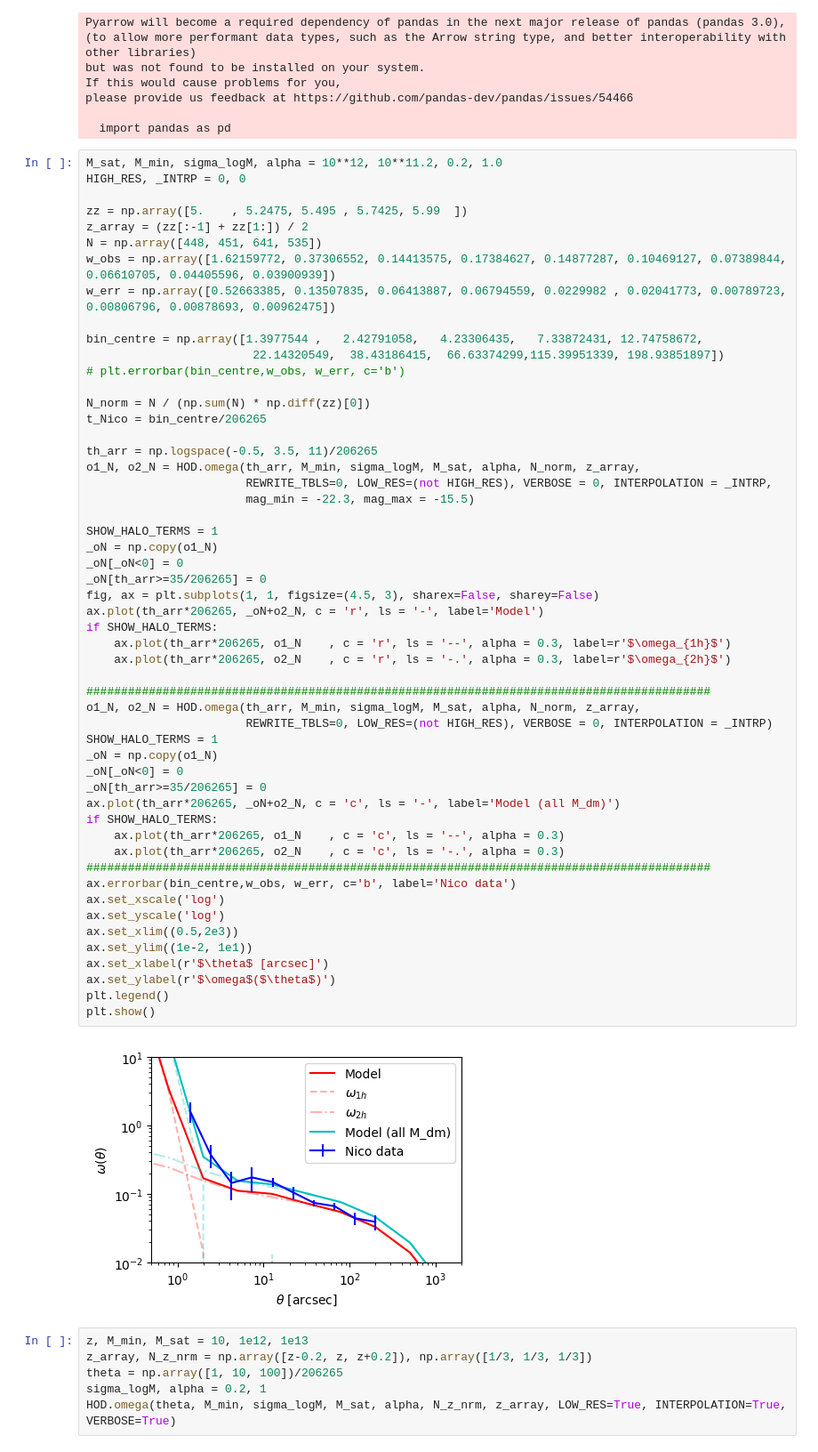
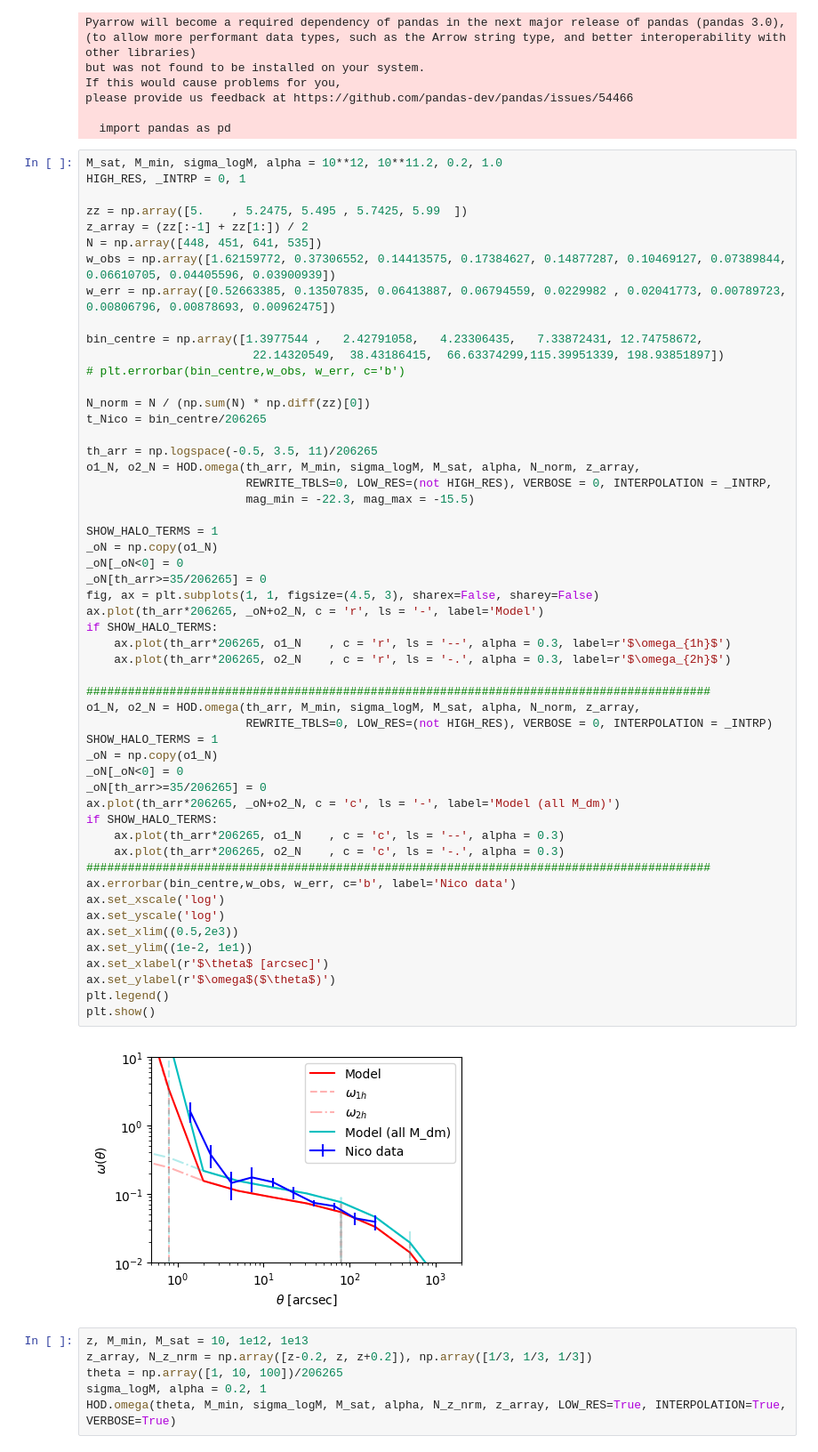
Before and after one commit to Ferr013/HOD, a Jupyter notebook: test_note.ipynb, the cells around one changed output. Shown at 89% size. Cells and saved outputs as stored; diff of their text form.

```diff
--- a/test_note.ipynb
+++ b/test_note.ipynb
@@ -22,7 +22,7 @@ please provide us feedback at https://github.com/pandas-dev/pandas/issues/54466
   import pandas as pd
 # %%
 M_sat, M_min, sigma_logM, alpha = 10**12, 10**11.2, 0.2, 1.0
-HIGH_RES, _INTRP = 0, 0
+HIGH_RES, _INTRP = 0, 1
 
 zz = np.array([5.    , 5.2475, 5.495 , 5.7425, 5.99  ])
 z_array = (zz[:-1] + zz[1:]) / 2
@@ -47,34 +47,34 @@ _oN = np.copy(o1_N)
 _oN[_oN<0] = 0
 _oN[th_arr>=35/206265] = 0
 fig, ax = plt.subplots(1, 1, figsize=(4.5, 3), sharex=False, sharey=False)
 ax.plot(th_arr*206265, _oN+o2_N, c = 'r', ls = '-', label='Model')
 if SHOW_HALO_TERMS:
     ax.plot(th_arr*206265, o1_N    , c = 'r', ls = '--', alpha = 0.3, label=r'$\omega_{1h}$')
     ax.plot(th_arr*206265, o2_N    , c = 'r', ls = '-.', alpha = 0.3, label=r'$\omega_{2h}$')
 
 ##########################################################################################
 o1_N, o2_N = HOD.omega(th_arr, M_min, sigma_logM, M_sat, alpha, N_norm, z_array,
                        REWRITE_TBLS=0, LOW_RES=(not HIGH_RES), VERBOSE = 0, INTERPOLATION = _INTRP)
 SHOW_HALO_TERMS = 1
 _oN = np.copy(o1_N)
 _oN[_oN<0] = 0
 _oN[th_arr>=35/206265] = 0
 ax.plot(th_arr*206265, _oN+o2_N, c = 'c', ls = '-', label='Model (all M_dm)')
 if SHOW_HALO_TERMS:
     ax.plot(th_arr*206265, o1_N    , c = 'c', ls = '--', alpha = 0.3)
     ax.plot(th_arr*206265, o2_N    , c = 'c', ls = '-.', alpha = 0.3)
 ##########################################################################################
 ax.errorbar(bin_centre,w_obs, w_err, c='b', label='Nico data')
 ax.set_xscale('log')
 ax.set_yscale('log')
 ax.set_xlim((0.5,2e3))
 ax.set_ylim((1e-2, 1e1))
 ax.set_xlabel(r'$\theta$ [arcsec]')
 ax.set_ylabel(r'$\omega$($\theta$)')
 plt.legend()
 plt.show()
 # %% [output]
-[figure, old version]
+[figure, new version]
 # %%
 z, M_min, M_sat = 10, 1e12, 1e13
 z_array, N_z_nrm = np.array([z-0.2, z, z+0.2]), np.array([1/3, 1/3, 1/3])
```
Also changed, not shown: parts of 4 cells of this notebook, 11 other files.
